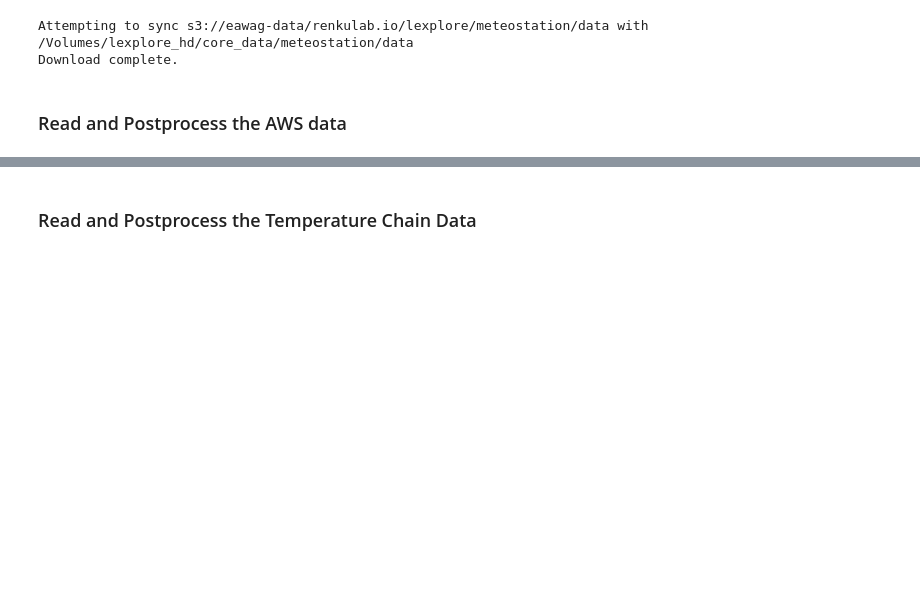
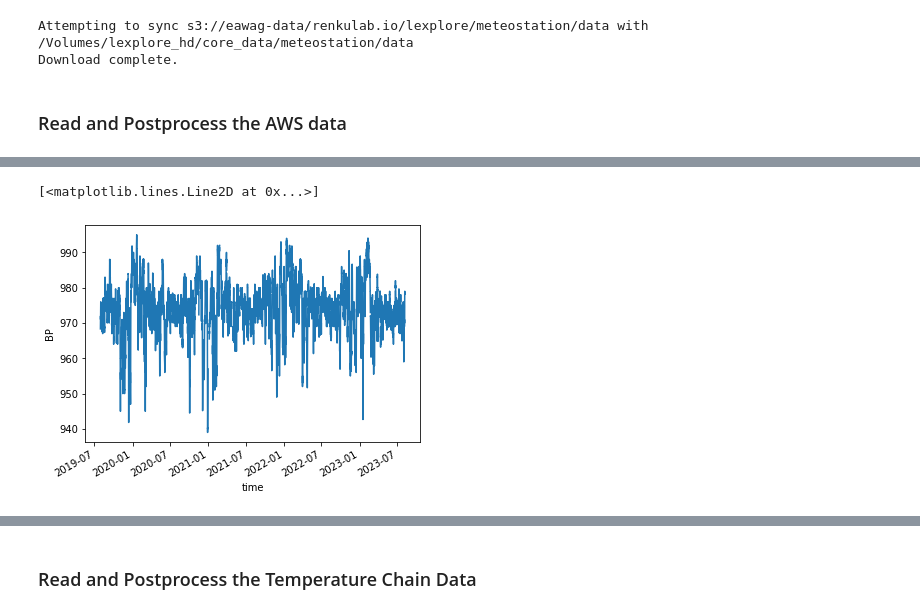
Before and after one commit to martin-wegmann/lexplore_gap_filling, a Jupyter notebook: notebooks/get_lexplore_data_for_gapfill.ipynb, the cells around one changed output, grey strips where cells are left out. Saved outputs shown, nothing was run; the diff lists cells and outputs as text; code cells hidden in the pictures; blank space fills up the shorter version.

```diff
--- a/notebooks/get_lexplore_data_for_gapfill.ipynb
+++ b/notebooks/get_lexplore_data_for_gapfill.ipynb
@@ -221,10 +216,23 @@ Data variables: (12/23)
+# %%
+meteo_all_1hr=meteo_all_1hr.load()
 # %%
 vars_meteo=['AirTC',
  'RH',
  'Slrw',
- 'Slrm',
  'WS',
  'WindDir',
  'Rain',
- 'BP']
+ 'BP','WindGust']
+# %%
+# dismiss values that dont pass qc
+xr_list=[]
+for var in vars_meteo:
+    xr_list.append(meteo_all_1hr[var].where(meteo_all_1hr[var+"_qual"]==0))
+meteo_all_1hr_qualcheck=xr.merge(xr_list)
+#meteo_all_1hr_qualcheck=meteo_all_1hr_qualcheck
+# %%
+meteo_all_1hr_qualcheck.BP.plot()
+# %% [output]
+[<matplotlib.lines.Line2D at 0x...>]
+[figure, added]
 # %%
```
Also changed, not shown: parts of 9 cells of this notebook.
